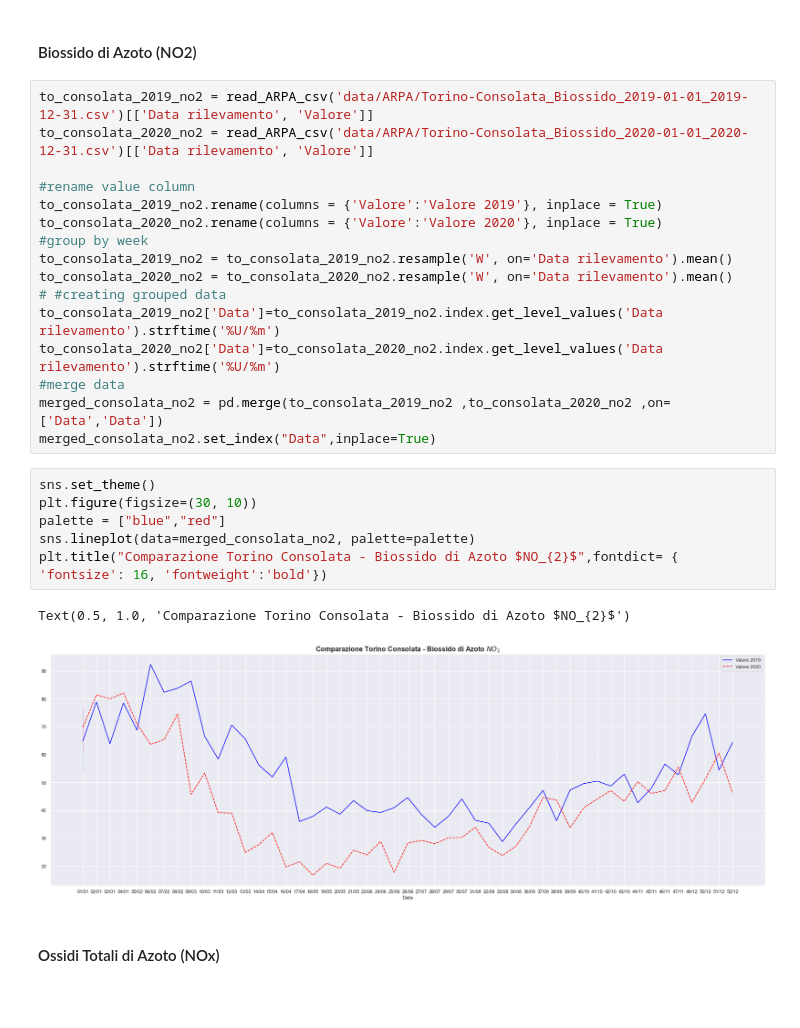
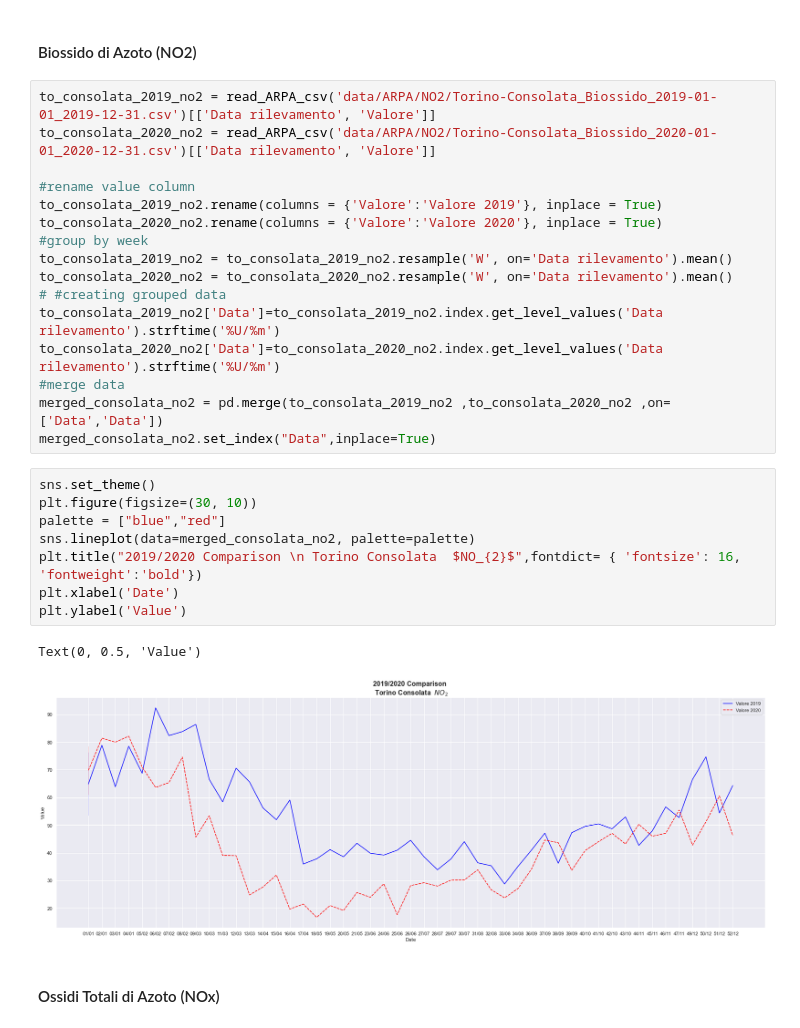
Before and after one commit to danielegerbaldo/Turin-Air-Quality-Comparison-Lockdown, a Jupyter notebook: Air-Quality.ipynb, the cells around one changed output. Drawn from its saved outputs; the diff is of its cells as text; blank space fills up the shorter version.

```diff
--- a/Air-Quality.ipynb
+++ b/Air-Quality.ipynb
@@ -146,8 +148,8 @@ def get_daily_data(path,start_date):
 # %% [markdown]
 #### Biossido di Azoto (NO2)
 # %%
-to_consolata_2019_no2 = read_ARPA_csv('data/ARPA/Torino-Consolata_Biossido_2019-01-01_2019-12-31.csv')[['Data rilevamento', 'Valore']]
-to_consolata_2020_no2 = read_ARPA_csv('data/ARPA/Torino-Consolata_Biossido_2020-01-01_2020-12-31.csv')[['Data rilevamento', 'Valore']]
+to_consolata_2019_no2 = read_ARPA_csv('data/ARPA/NO2/Torino-Consolata_Biossido_2019-01-01_2019-12-31.csv')[['Data rilevamento', 'Valore']]
+to_consolata_2020_no2 = read_ARPA_csv('data/ARPA/NO2/Torino-Consolata_Biossido_2020-01-01_2020-12-31.csv')[['Data rilevamento', 'Valore']]
 
 #rename value column
 to_consolata_2019_no2.rename(columns = {'Valore':'Valore 2019'}, inplace = True)
@@ -164,12 +166,14 @@ merged_consolata_no2.set_index("Data",inplace=True)
 # %%
 sns.set_theme()
 plt.figure(figsize=(30, 10))
 palette = ["blue","red"]
 sns.lineplot(data=merged_consolata_no2, palette=palette)
-plt.title("Comparazione Torino Consolata - Biossido di Azoto $NO_{2}$",fontdict= { 'fontsize': 16, 'fontweight':'bold'})
+plt.title("2019/2020 Comparison \n Torino Consolata  $NO_{2}$",fontdict= { 'fontsize': 16, 'fontweight':'bold'})
+plt.xlabel('Date')
+plt.ylabel('Value')
 # %% [output]
-Text(0.5, 1.0, 'Comparazione Torino Consolata - Biossido di Azoto $NO_{2}$')
+Text(0, 0.5, 'Value')
-[figure, old version]
+[figure, new version]
 # %% [markdown]
 #### Ossidi Totali di Azoto (NOx)
 # %%
```
Also changed, not shown: parts of 22 cells of this notebook, 27 other files.
